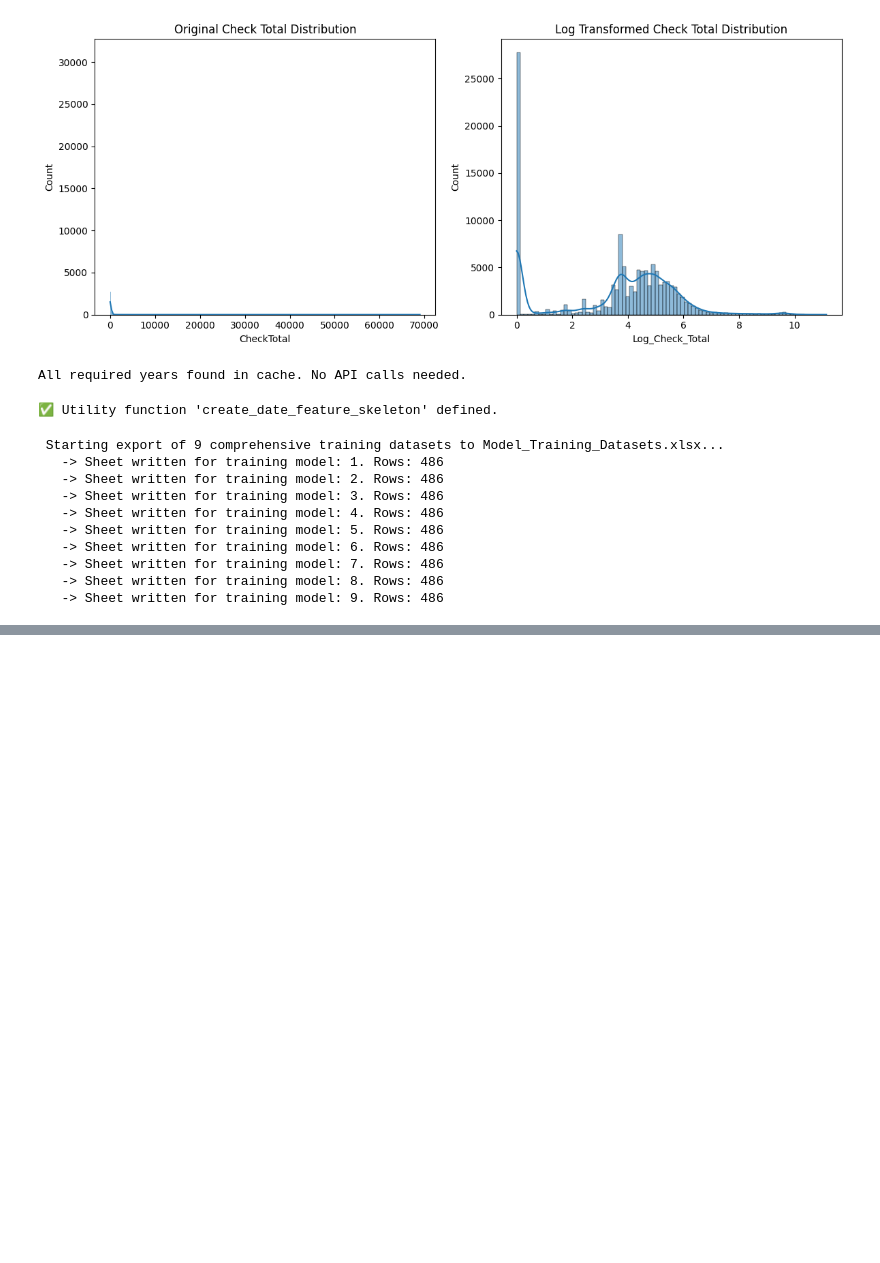
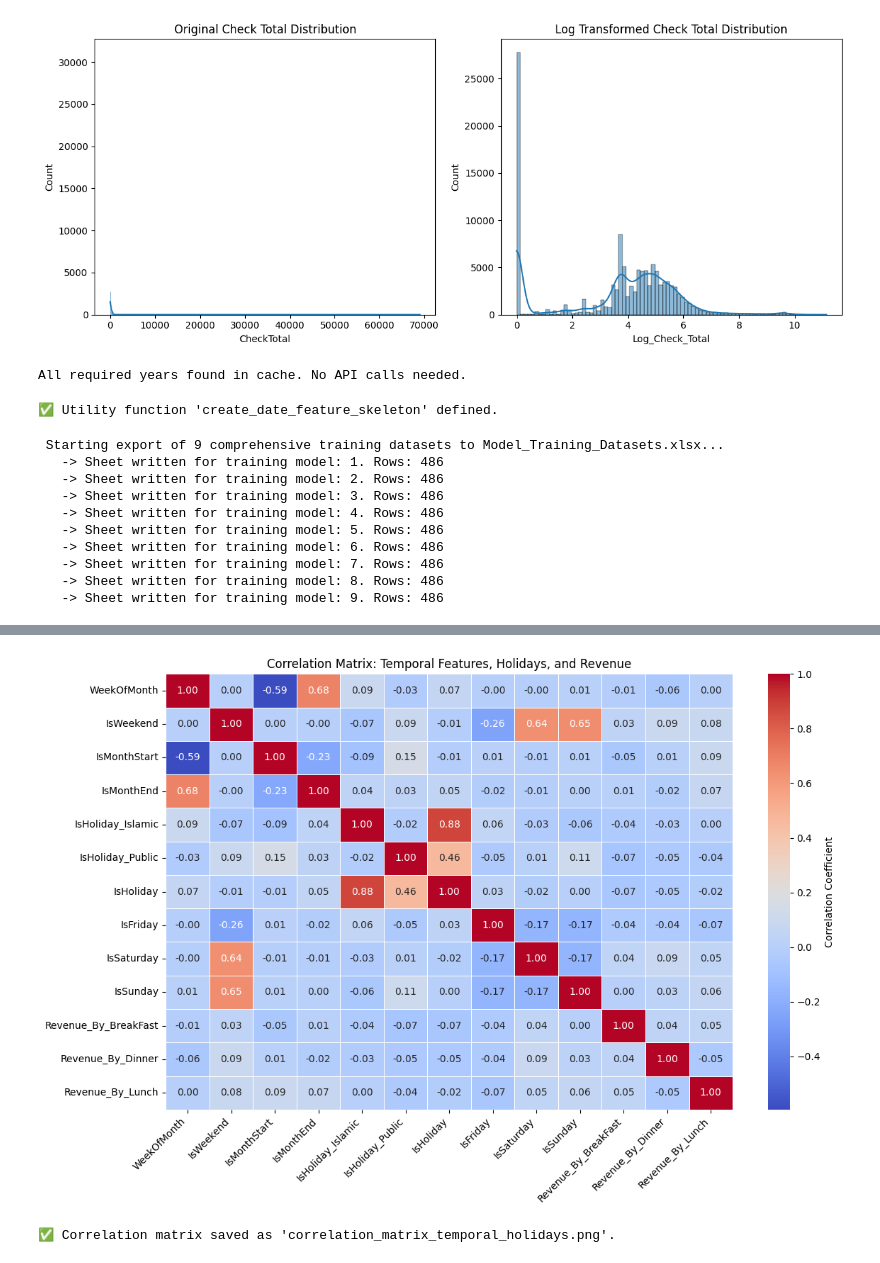
Before and after one commit to Sampavi01/Hotel_Revenue_Forecasting, a Jupyter notebook: forecasting.ipynb, the cells around one changed output, grey strips where cells are left out. Saved outputs shown, nothing was run; the diff lists cells and outputs as text; code cells hidden in the pictures; blank space fills up the shorter version.

```diff
--- a/forecasting.ipynb
+++ b/forecasting.ipynb
@@ -121,7 +121,7 @@ def is_uae_related_holiday(name_of_holiday: str) -> dict:
         "Your task is to analyze the provided holiday name and determine if it is likely to significantly "
         "affect customer flow (increase or decrease) to hotels and restaurants in the UAE. "
         "You MUST return the result as a single, valid JSON object following the format: "
-        "{'does_affect': True/False, 'affect_type': 'Christian'/'Hindu'/'Islamic'/'Public'}."
+        "{'does_affect': True/False, 'affect_type': 'Islamic'/'Public'}."
         "Do not include any other text, explanation, or conversational fillers. Only output JSON."
     )
 
@@ -133,7 +133,7 @@ def is_uae_related_holiday(name_of_holiday: str) -> dict:
             type=types.Type.OBJECT,
             properties={
                 "does_affect": types.Schema(type=types.Type.BOOLEAN, description="True if the holiday affects traffic."),
-                "affect_type": types.Schema(type=types.Type.STRING, description="Christian, Hindu, Islamic, or Public."),
+                "affect_type": types.Schema(type=types.Type.STRING, description=" Islamic, or Public."),
             },
             required=["does_affect", "affect_type"],
         ),
@@ -1096,0 +481,37 @@ df_time_series_multi_target
+# %%
+import seaborn as sns
+import matplotlib.pyplot as plt
+
+# Define the features that we want to correlate
+correlation_features = [
+    'WeekOfMonth', 'IsWeekend', 'IsMonthStart', 'IsMonthEnd', 'IsHoliday_Islamic',
+    'IsHoliday_Public', 'IsHoliday', 'IsFriday', 'IsSaturday', 'IsSunday',
+    'Revenue_By_BreakFast', 'Revenue_By_Dinner', 'Revenue_By_Lunch'
+]
+
+# Filter the DataFrame to include only the necessary columns
+df_corr = df_final_report[correlation_features]
+
+# Generate the correlation matrix
+corr_matrix = df_corr.corr()
+
+# Plot the heatmap
+plt.figure(figsize=(12, 8))
+sns.heatmap(corr_matrix, annot=True, cmap='coolwarm', fmt=".2f", linewidths=.5, cbar_kws={'label': 'Correlation Coefficient'})
+
+# Set the plot title and axis labels
+plt.title('Correlation Matrix: Temporal Features, Holidays, and Revenue')
+plt.xticks(rotation=45, ha='right')
+plt.yticks(rotation=0)
+plt.tight_layout()
+
+# Save the plot as an image
+plt.savefig('correlation_matrix_temporal_holidays.png')
+
+# Display the plot
+plt.show()
+
+print("✅ Correlation matrix saved as 'correlation_matrix_temporal_holidays.png'.")
+# %% [output]
+[figure, added]
+✅ Correlation matrix saved as 'correlation_matrix_temporal_holidays.png'.
```
Also changed, not shown: parts of 13 cells of this notebook.
